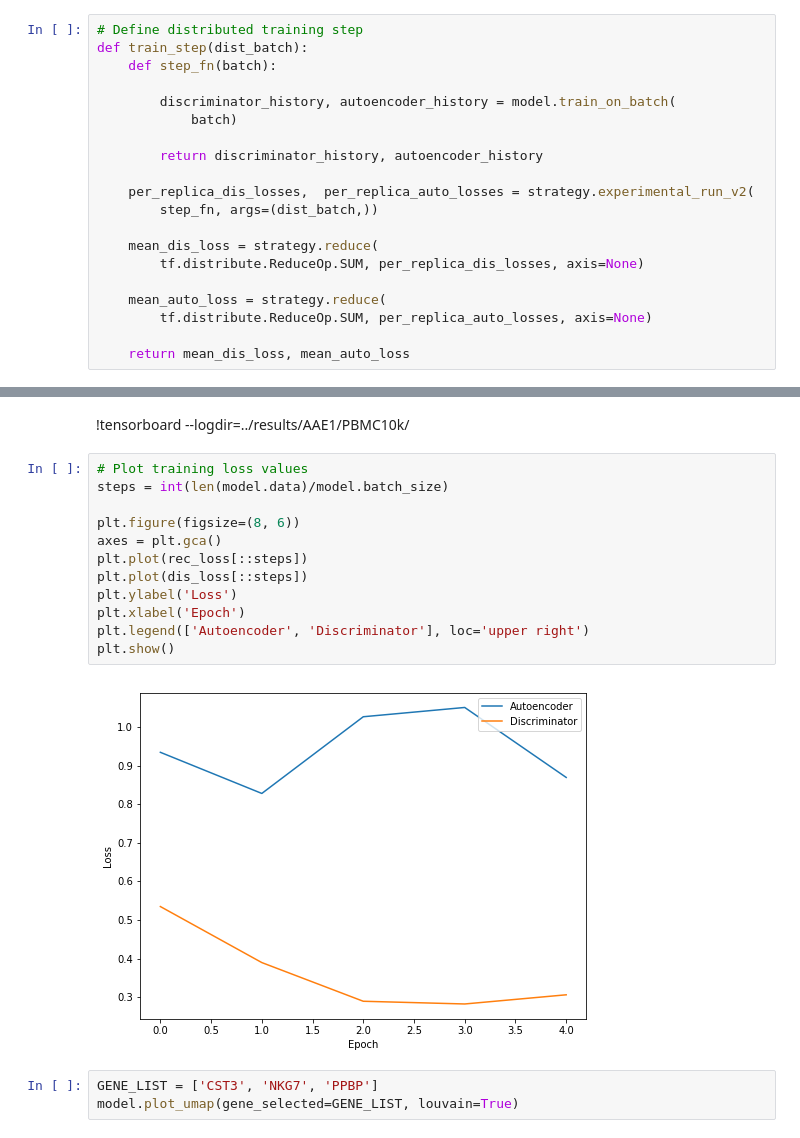
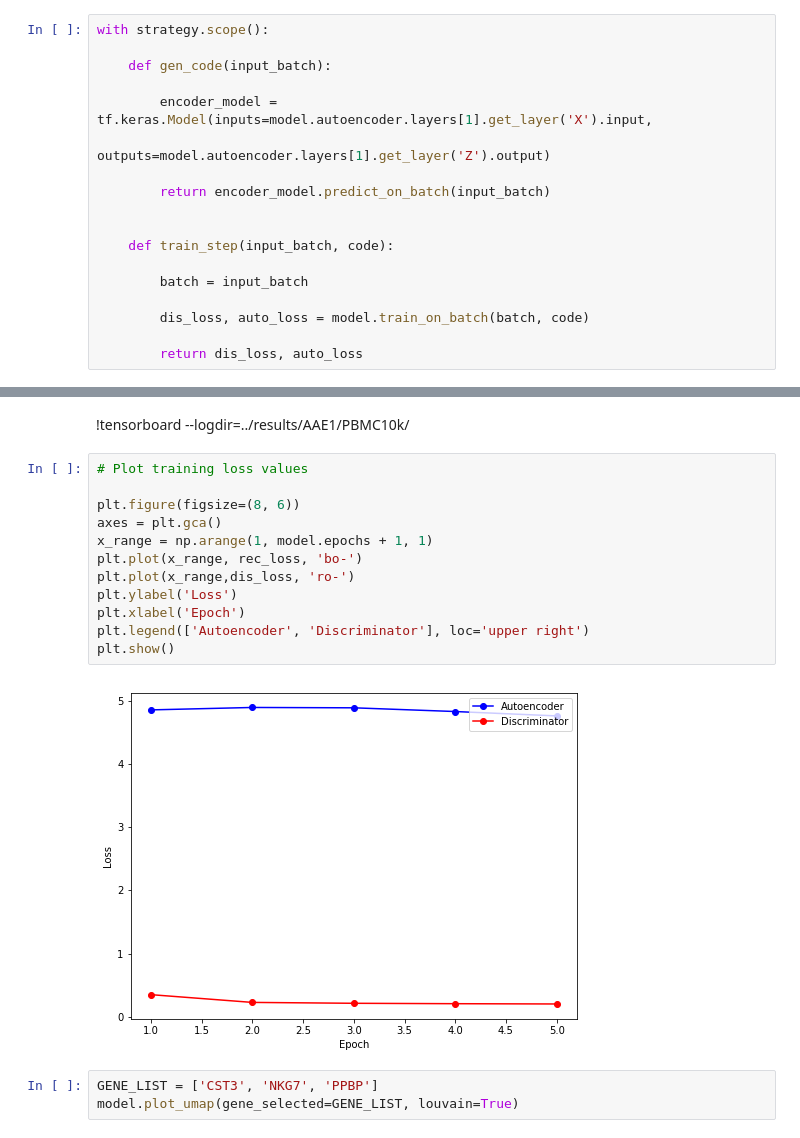
Before and after one commit to emolinaro/scRNAseq-AAE, a Jupyter notebook: notebooks/distributed_analysis.ipynb, the cells around one changed output, grey strips where cells are left out. Drawn from its saved outputs; the diff is of its cells as text.

Commit message:
add distrebuted startegy for AAE1 model.
Implementation is not efficient. Training very slow.

```diff
--- a/notebooks/distributed_analysis.ipynb
+++ b/notebooks/distributed_analysis.ipynb
@@ -200,23 +218,21 @@ with strategy.scope():
-# %%
-# Define distributed training step
-def train_step(dist_batch):
-    def step_fn(batch):
-
-        discriminator_history, autoencoder_history = model.train_on_batch(
-            batch)
-
-        return discriminator_history, autoencoder_history
-
-    per_replica_dis_losses,  per_replica_auto_losses = strategy.experimental_run_v2(
-        step_fn, args=(dist_batch,))
-
-    mean_dis_loss = strategy.reduce(
-        tf.distribute.ReduceOp.SUM, per_replica_dis_losses, axis=None)
-
-    mean_auto_loss = strategy.reduce(
-        tf.distribute.ReduceOp.SUM, per_replica_auto_losses, axis=None)
-
-    return mean_dis_loss, mean_auto_loss
+# %%
+with strategy.scope():
+
+    def gen_code(input_batch):
+
+        encoder_model = tf.keras.Model(inputs=model.autoencoder.layers[1].get_layer('X').input,
+                                       outputs=model.autoencoder.layers[1].get_layer('Z').output)
+
+        return encoder_model.predict_on_batch(input_batch)
+
+
+    def train_step(input_batch, code):
+
+        batch = input_batch
+
+        dis_loss, auto_loss = model.train_on_batch(batch, code)
+
+        return dis_loss, auto_loss
 # %%
 # Training...
 
@@ -271,18 +338,18 @@ Epoch 5/5, rec. loss: 0.934321, dis. loss: 0.534663
 !tensorboard --logdir=../results/AAE1/PBMC10k/
 # %%
 # Plot training loss values
-steps = int(len(model.data)/model.batch_size)
 
 plt.figure(figsize=(8, 6))
 axes = plt.gca()
-plt.plot(rec_loss[::steps])
-plt.plot(dis_loss[::steps])
+x_range = np.arange(1, model.epochs + 1, 1)
+plt.plot(x_range, rec_loss, 'bo-')
+plt.plot(x_range,dis_loss, 'ro-')
 plt.ylabel('Loss')
 plt.xlabel('Epoch')
 plt.legend(['Autoencoder', 'Discriminator'], loc='upper right')
 plt.show()
 # %% [output]
-[figure, old version]
+[figure, new version]
 # %%
 GENE_LIST = ['CST3', 'NKG7', 'PPBP']
 model.plot_umap(gene_selected=GENE_LIST, louvain=True)
```
Also changed, not shown: parts of 15 cells of this notebook, 1 other file.
